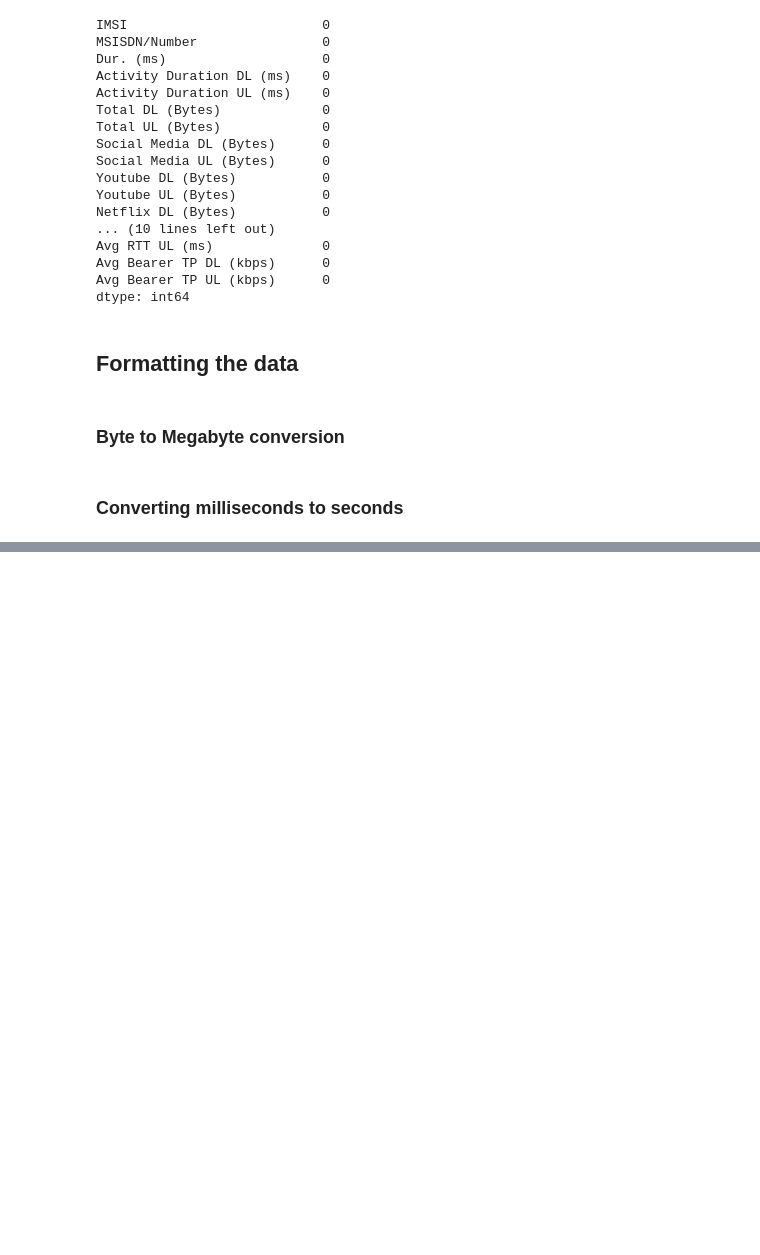
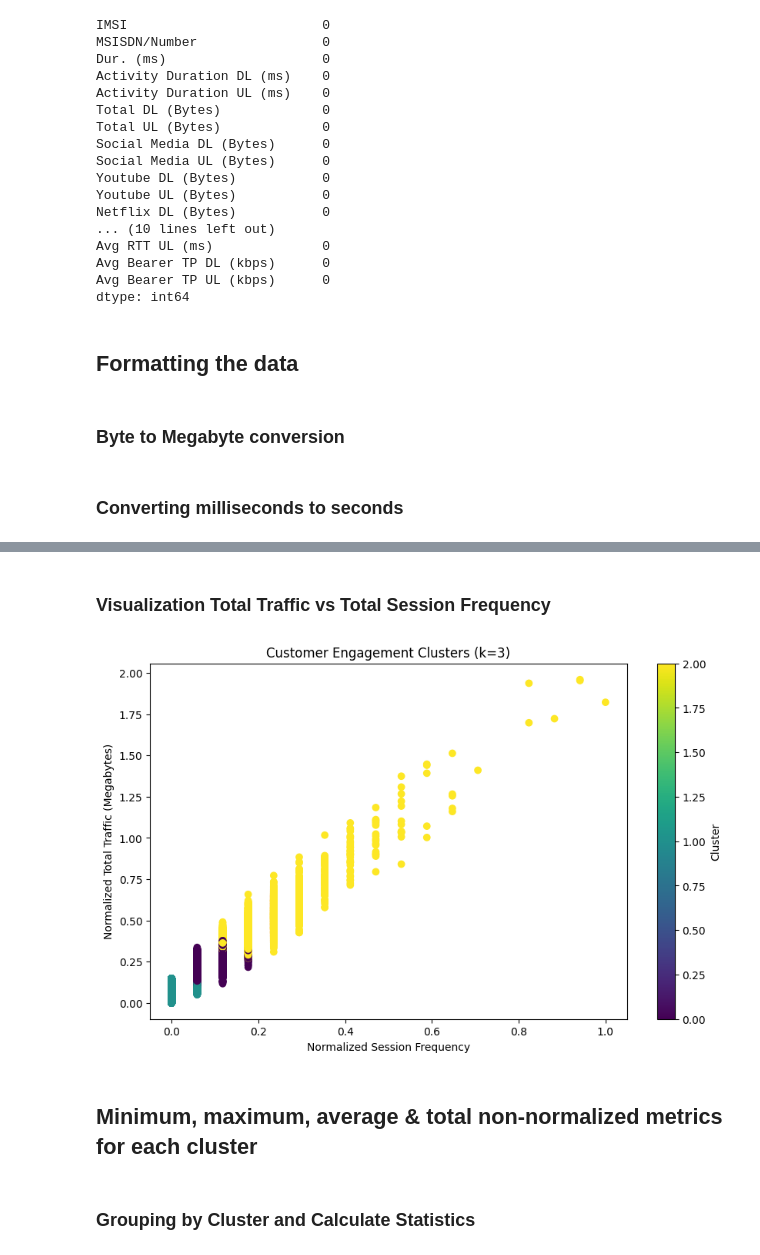
Before and after one commit to Alpha-Mintamir/Telecom-Business-Analyzer, a Jupyter notebook: notebooks/User Engagement Analysis.ipynb, the cells around one changed output, grey strips where cells are left out. Drawn from its saved outputs; the diff is of its cells as text; code cells hidden in the pictures; blank space fills up the shorter version.

```diff
--- a/notebooks/User Engagement Analysis.ipynb
+++ b/notebooks/User Engagement Analysis.ipynb
@@ -228,0 +366,17 @@ df_user_engagement.head()
+# %% [markdown]
+### Visualization Total Traffic vs Total Session Frequency
+# %%
+plt.figure(figsize=(10, 6))
+plt.scatter(grouped_df['Session Frequency'], grouped_df['Total DL (Megabytes)'] + grouped_df['Total UL (Megabytes)'],
+            c=grouped_df['Cluster'], cmap='viridis')
+plt.title("Customer Engagement Clusters (k=3)")
+plt.xlabel("Normalized Session Frequency")
+plt.ylabel("Normalized Total Traffic (Megabytes)")
+plt.colorbar(label='Cluster')
+plt.show()
+# %% [output]
+[figure, added]
+# %% [markdown]
+## Minimum, maximum, average & total non-normalized metrics for each cluster
+# %% [markdown]
+###  Grouping by Cluster and Calculate Statistics
```
Also changed, not shown: parts of 50 cells of this notebook.
